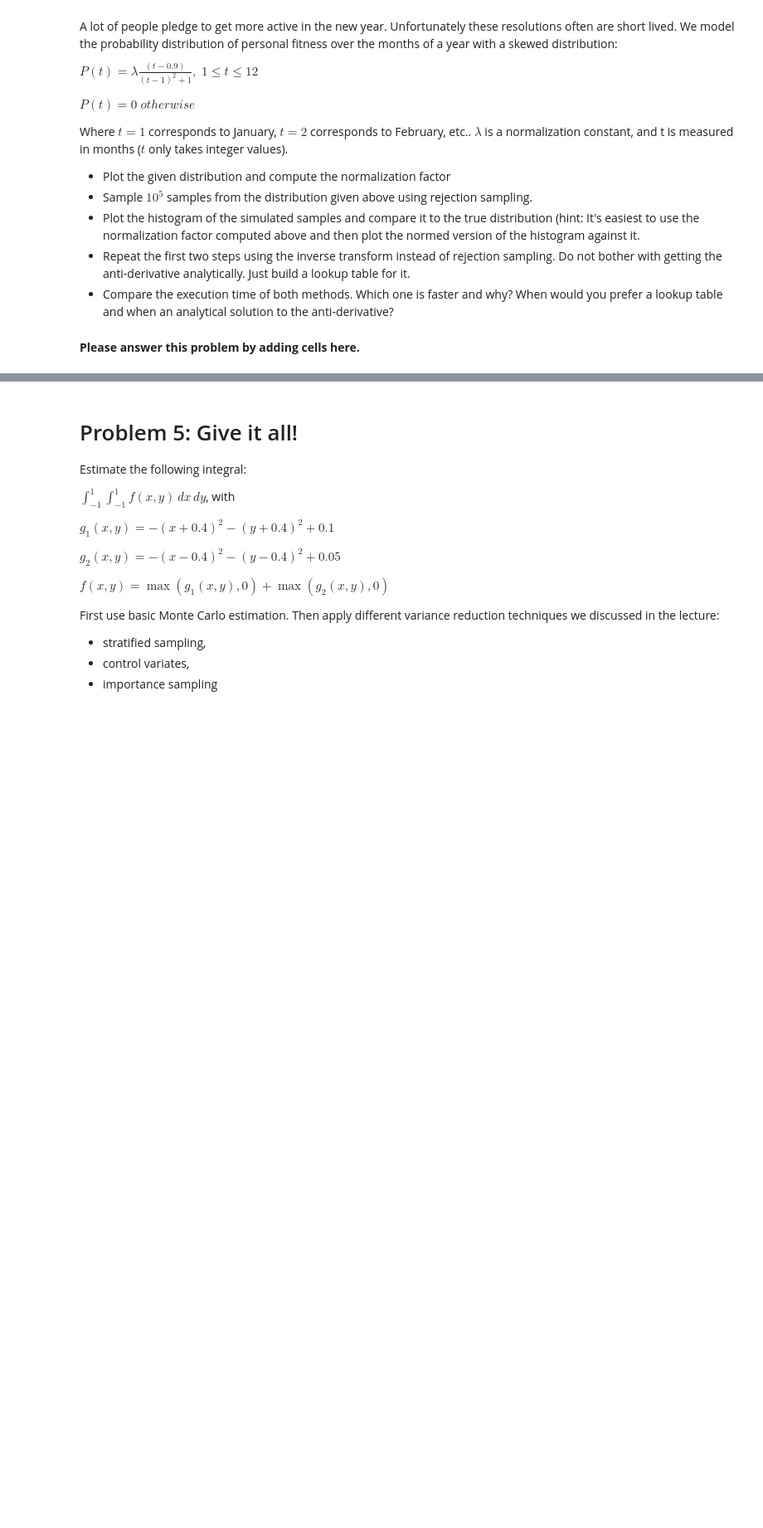
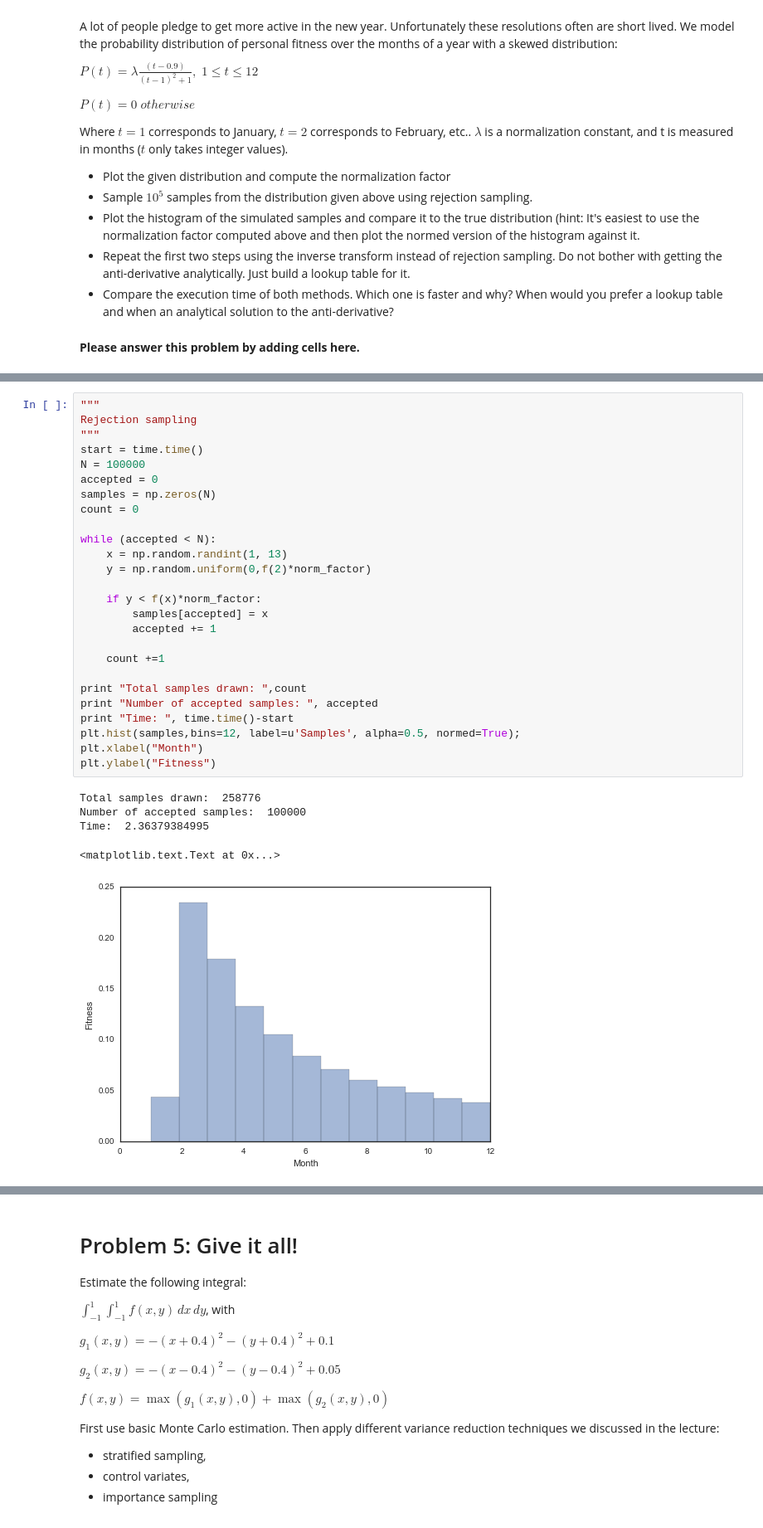
Before and after one commit to chuckyouliu/AM207, a Jupyter notebook: Homework/AM207_Charles_Liu_HW1.ipynb, the cells around one changed output, grey strips where cells are left out. Shown at 83% size. Cells and saved outputs as stored; diff of their text form; blank space fills up the shorter version.

```diff
--- a/Homework/AM207_Charles_Liu_HW1.ipynb
+++ b/Homework/AM207_Charles_Liu_HW1.ipynb
@@ -210,0 +310,32 @@ Where $t=1$ corresponds to January, $t=2$ corresponds to February, etc.. $\lambd
+# %%
+"""
+Rejection sampling
+"""
+start = time.time()
+N = 100000
+accepted = 0
+samples = np.zeros(N)
+count = 0
+
+while (accepted < N):
+    x = np.random.randint(1, 13)
+    y = np.random.uniform(0,f(2)*norm_factor)
+
+    if y < f(x)*norm_factor:
+        samples[accepted] = x
+        accepted += 1
+
+    count +=1
+
+print "Total samples drawn: ",count
+print "Number of accepted samples: ", accepted
+print "Time: ", time.time()-start
+plt.hist(samples,bins=12, label=u'Samples', alpha=0.5, normed=True);
+plt.xlabel("Month")
+plt.ylabel("Fitness")
+# %% [output]
+Total samples drawn:  258776
+Number of accepted samples:  100000
+Time:  2.36379384995
+<matplotlib.text.Text at 0x...>
+[figure, added]
```
Also changed, not shown: parts of 15 cells of this notebook.
